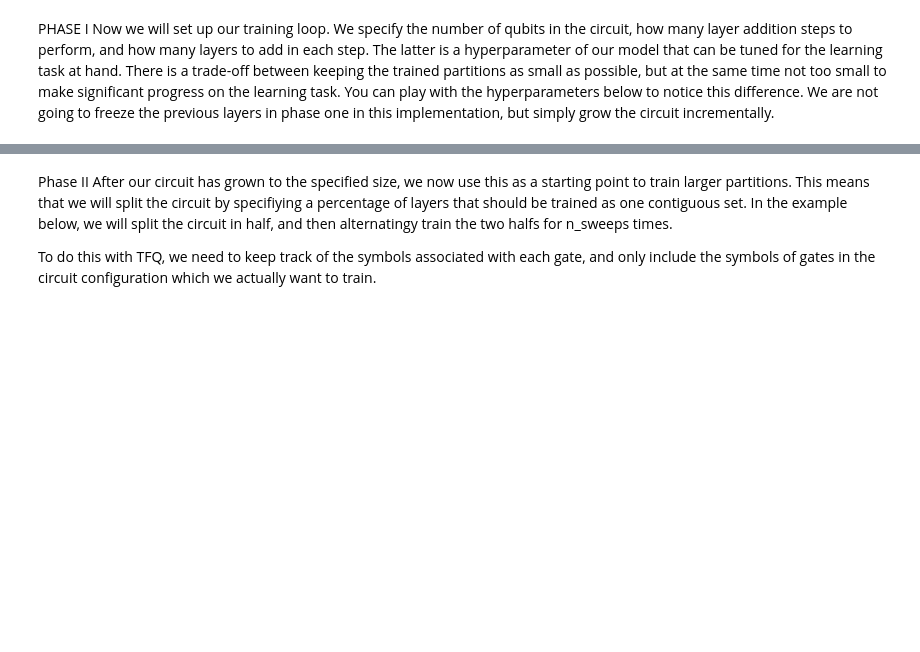
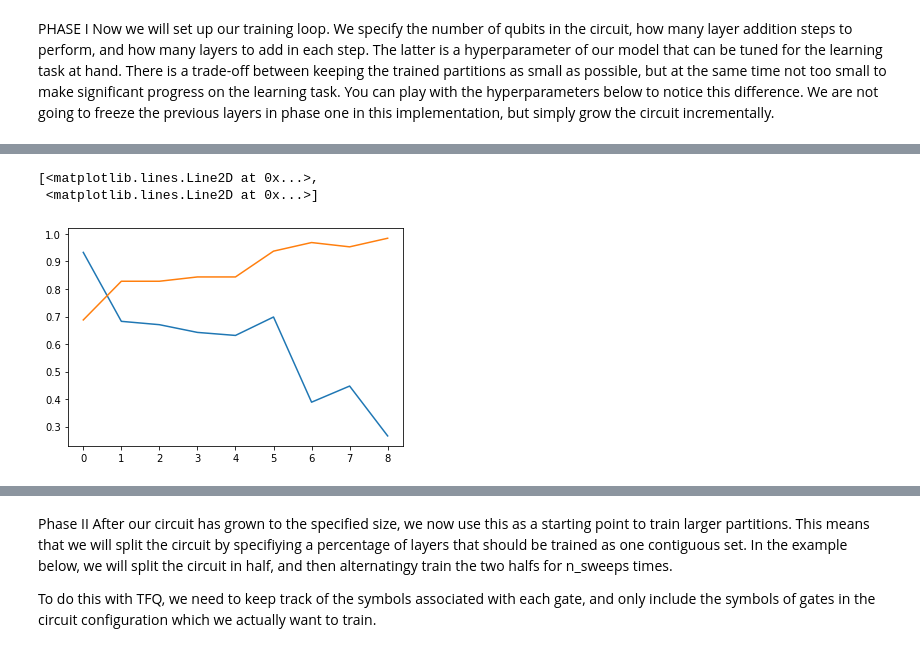
Before and after one commit to mbeadlescomb/QNN-Error-Mitigation, a Jupyter notebook: QCNN w_ Layerwise Learning on SPT Dataset.ipynb, the cells around one changed output, grey strips where cells are left out. Saved outputs shown, nothing was run; the diff lists cells and outputs as text; code cells hidden in the pictures; blank space fills up the shorter version.

```diff
--- a/QCNN w_ Layerwise Learning on SPT Dataset.ipynb
+++ b/QCNN w_ Layerwise Learning on SPT Dataset.ipynb
@@ -365 +366,7 @@ tf.keras.utils.plot_model(qcnn_ll_model,
+# %%
+plt.plot(training_history)
+# %% [output]
+[<matplotlib.lines.Line2D at 0x...>,
+ <matplotlib.lines.Line2D at 0x...>]
+[figure, added]
 # %%
```
Also changed, not shown: parts of 22 cells of this notebook.
